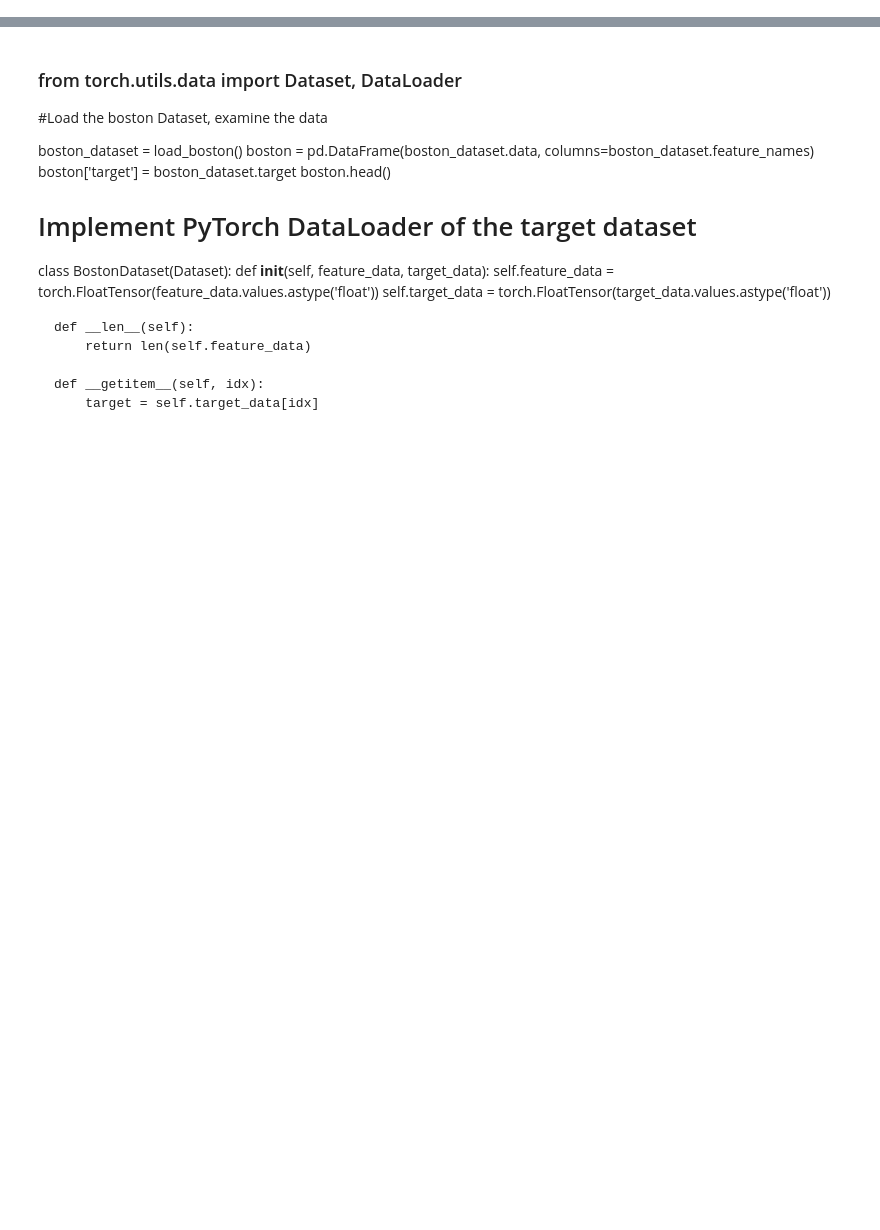
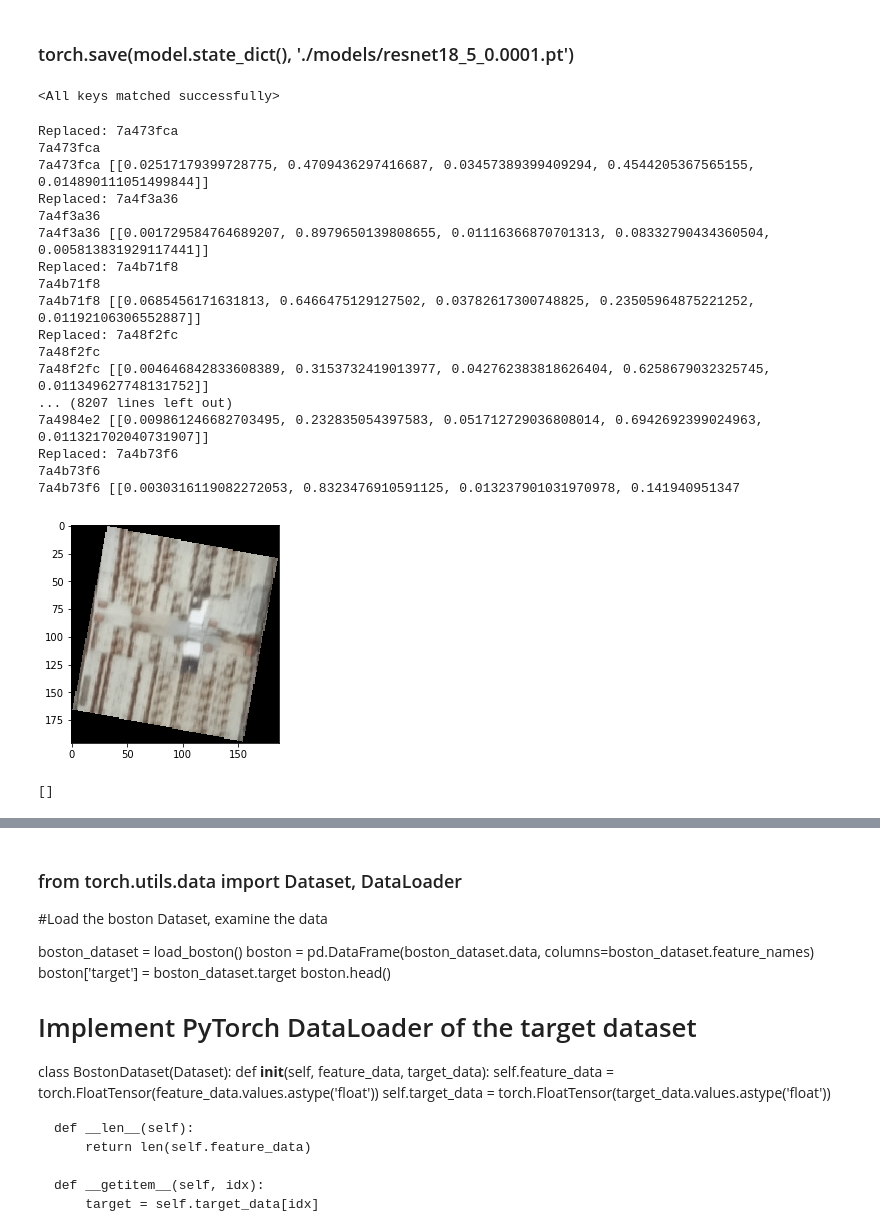
Before and after one commit to wookiekim/OpenAI_Caribbean_Challenge, a Jupyter notebook: Dataloader.ipynb, the cells around one changed output, grey strips where cells are left out. Cells and saved outputs as stored; diff of their text form; code cells hidden in the pictures; blank space fills up the shorter version.

```diff
--- a/Dataloader.ipynb
+++ b/Dataloader.ipynb
@@ -145,0 +96,14 @@ dataset_all_train = SampleDataset(images_tensors, images_types)
+# %%
+transformations = transforms.Compose([transforms.Resize((224,224)),transforms.ToTensor()])
+train_dataset = RoofDataset(train_images, train_images_labels,transformations)
+
+train_loader = DataLoader(train_dataset,
+                          batch_size=32,
+                          shuffle=True,
+                          num_workers=0
+                         )
+
+test_dataset = RoofTestDataset(test_images, transformations)
+test_loader = DataLoader(test_dataset,
+                        batch_size = 1,
+                        num_workers = 0)
@@ -145,0 +138,55 @@ dataset_all_train = SampleDataset(images_tensors, images_types)
+# %% [markdown]
+### torch.save(model.state_dict(), './models/resnet18_5_0.0001.pt')
+# %%
+model.load_state_dict(torch.load('./models/resnet18_5_0.0001.pt'))
+# %% [output]
+<All keys matched successfully>
+# %%
+for p in model.parameters():
+    if p.grad is not None:
+        del p.grad
+torch.cuda.empty_cache()
+
+test_id = []
+test_label = []
+list_from_labelTensor = []
+
+def test():
+    model.eval()
+    predictions = []
+    for data, roof_id in test_loader:
+        replaced_roof_id = roof_id[0]
+        test_id.append(replaced_roof_id)
+        print(replaced_roof_id)
+        data = data.cuda(async=True) # On GPU
+        output = model(data)
+        list_from_labelTensor = torch.nn.functional.softmax(output, dim=1).tolist()
+        print(replaced_roof_id, list_from_labelTensor)
+        test_label.append(list_from_labelTensor)
+
+
+
+test()
+# %% [output]
+Replaced: 7a473fca
+7a473fca
+7a473fca [[0.02517179399728775, 0.4709436297416687, 0.03457389399409294, 0.4544205367565155, 0.014890111051499844]]
+Replaced: 7a4f3a36
+7a4f3a36
+7a4f3a36 [[0.001729584764689207, 0.8979650139808655, 0.01116366870701313, 0.08332790434360504, 0.005813831929117441]]
+Replaced: 7a4b71f8
+7a4b71f8
+7a4b71f8 [[0.0685456171631813, 0.6466475129127502, 0.03782617300748825, 0.23505964875221252, 0.01192106306552887]]
+Replaced: 7a48f2fc
+7a48f2fc
+7a48f2fc [[0.004646842833608389, 0.3153732419013977, 0.042762383818626404, 0.6258679032325745, 0.011349627748131752]]
+... (8207 lines left out)
+7a4984e2 [[0.009861246682703495, 0.232835054397583, 0.051712729036808014, 0.6942692399024963, 0.011321702040731907]]
+Replaced: 7a4b73f6
+7a4b73f6
+7a4b73f6 [[0.0030316119082272053, 0.8323476910591125, 0.013237901031970978, 0.141940951347
+[figure, added]
+# %%
+test_label
+# %% [output]
+[]
```
Also changed, not shown: parts of 50 cells of this notebook.
